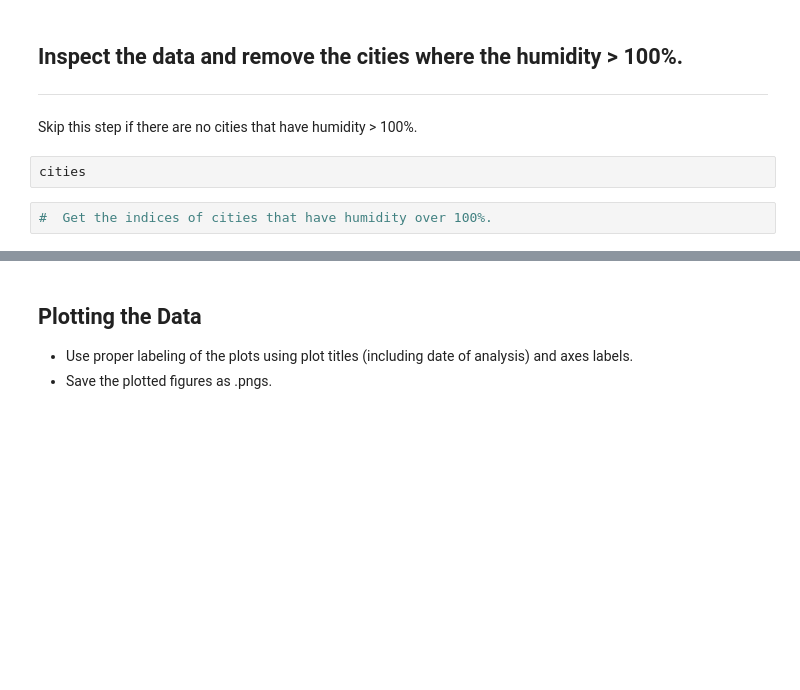
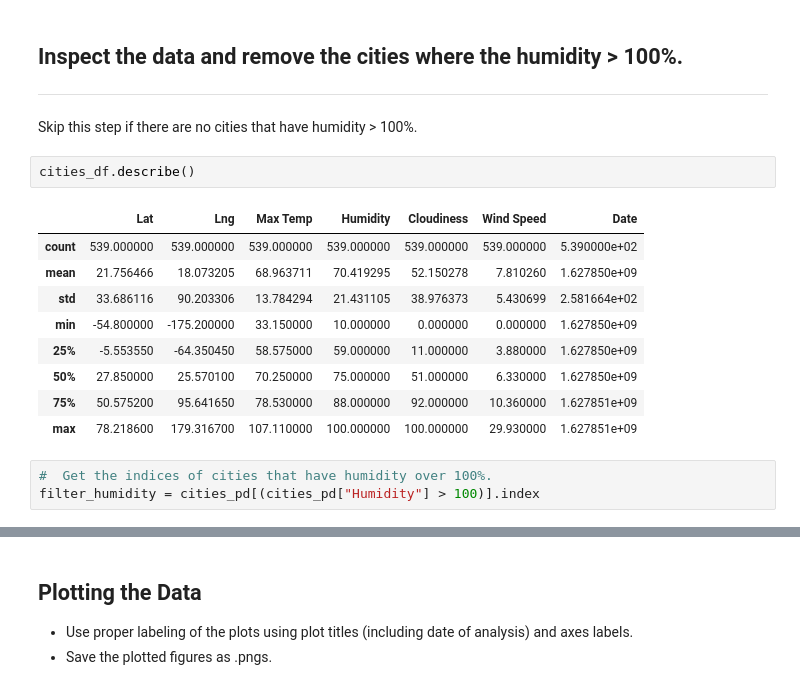
Before and after one commit to anajuarezar/python-api-challenge, a Jupyter notebook: WeatherPy/WeatherPy.ipynb, the cells around one changed output, grey strips where cells are left out. Drawn from its saved outputs; the diff is of its cells as text; blank space fills up the shorter version.

```diff
--- a/WeatherPy/WeatherPy.ipynb
+++ b/WeatherPy/WeatherPy.ipynb
@@ -187,10 +187,21 @@ cities_df.to_csv("Output/cities_df.csv", index=False, header=True)
 ## Inspect the data and remove the cities where the humidity > 100%.
 ----
 Skip this step if there are no cities that have humidity > 100%.
-# %%
-cities
+# %%
+cities_df.describe()
+# %% [output]
+|  | Lat | Lng | Max Temp | Humidity | Cloudiness | Wind Speed | Date |
+| count | 539.000000 | 539.000000 | 539.000000 | 539.000000 | 539.000000 | 539.000000 | 5.390000e+02 |
+| mean | 21.756466 | 18.073205 | 68.963711 | 70.419295 | 52.150278 | 7.810260 | 1.627850e+09 |
+| std | 33.686116 | 90.203306 | 13.784294 | 21.431105 | 38.976373 | 5.430699 | 2.581664e+02 |
+| min | -54.800000 | -175.200000 | 33.150000 | 10.000000 | 0.000000 | 0.000000 | 1.627850e+09 |
+| 25% | -5.553550 | -64.350450 | 58.575000 | 59.000000 | 11.000000 | 3.880000 | 1.627850e+09 |
+| 50% | 27.850000 | 25.570100 | 70.250000 | 75.000000 | 51.000000 | 6.330000 | 1.627850e+09 |
+| 75% | 50.575200 | 95.641650 | 78.530000 | 88.000000 | 92.000000 | 10.360000 | 1.627851e+09 |
+| max | 78.218600 | 179.316700 | 107.110000 | 100.000000 | 100.000000 | 29.930000 | 1.627851e+09 |
 # %%
 #  Get the indices of cities that have humidity over 100%.
+filter_humidity = cities_pd[(cities_pd["Humidity"] > 100)].index
 # %%
 # Make a new DataFrame equal to the city data to drop all humidity outliers by index.
 # Passing "inplace=False" will make a copy of the city_data DataFrame, which we call "clean_city_data".
```
Also changed, not shown: parts of 1 cell of this notebook.
